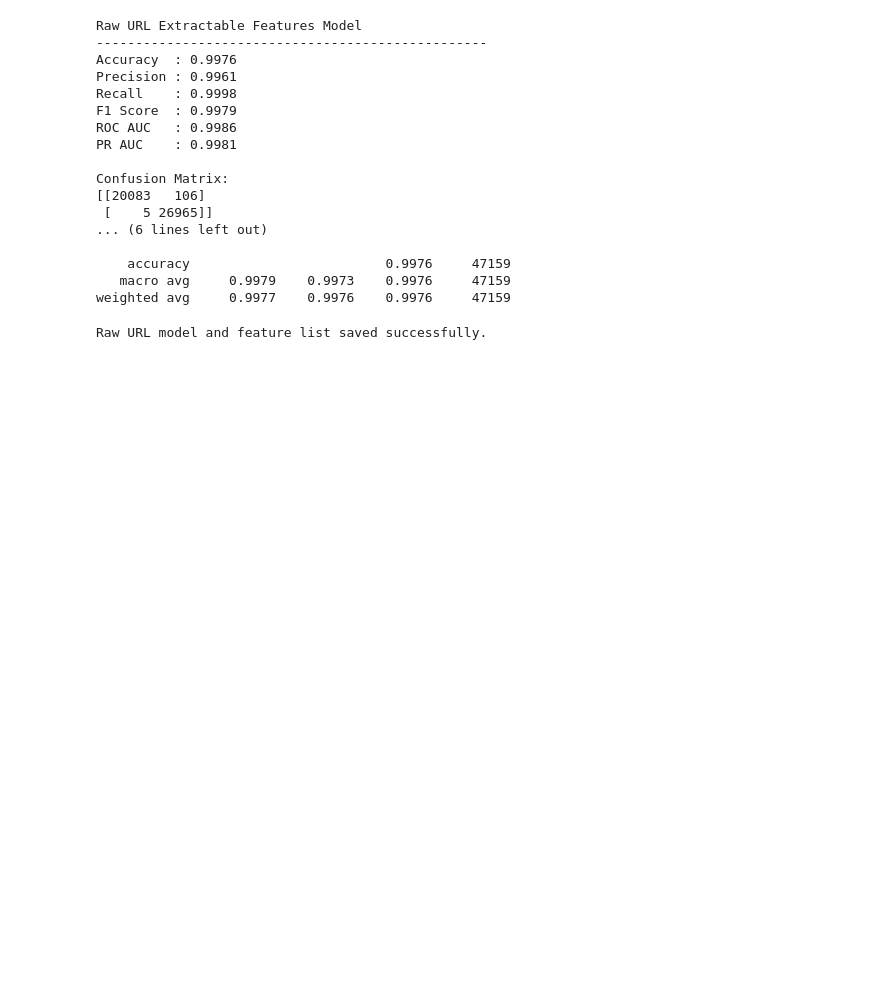
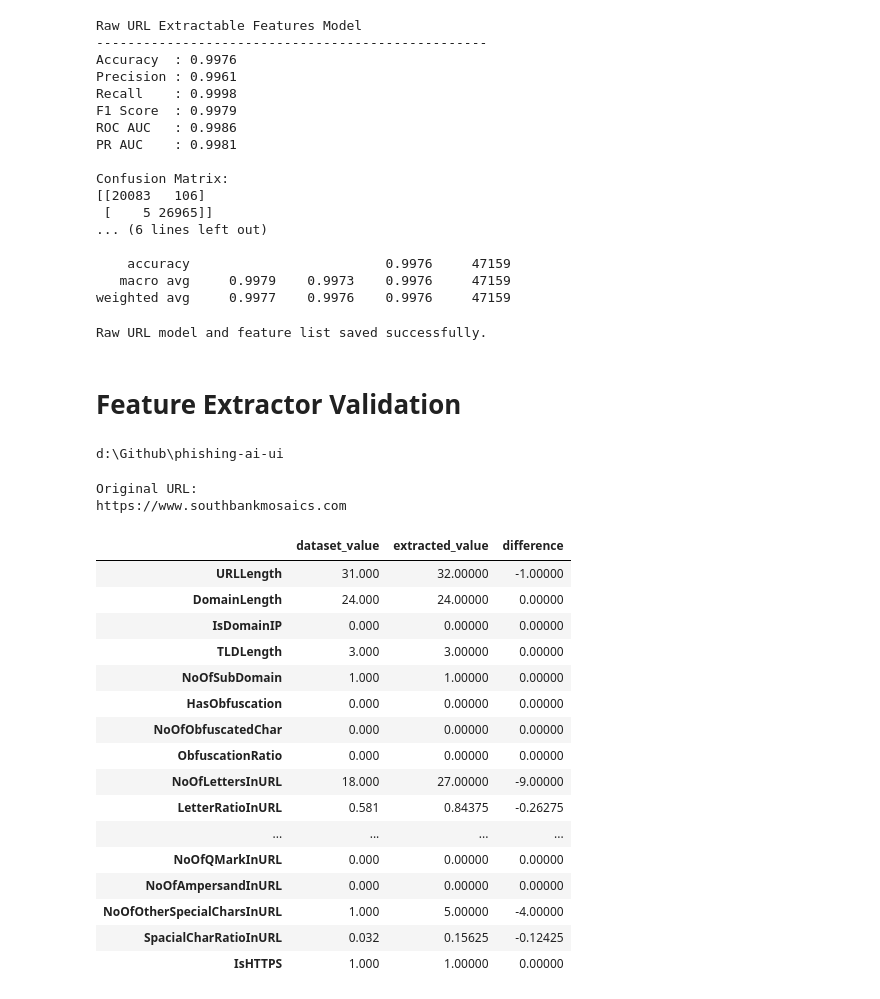
Before and after one commit to frhandev/phishing-ai-ui, a Jupyter notebook: notebooks/01_eda_and_modeling.ipynb, the cells around one changed output. Drawn from its saved outputs; the diff is of its cells as text; code cells hidden in the pictures; blank space fills up the shorter version.

```diff
--- a/notebooks/01_eda_and_modeling.ipynb
+++ b/notebooks/01_eda_and_modeling.ipynb
@@ -946,3 +946,15 @@ joblib.dump(raw_url_features, "../src/model/artifacts/raw_url_features.pkl")
 print("Raw URL model and feature list saved successfully.")
 # %% [output]
 Raw URL model and feature list saved successfully.
+# %% [markdown]
+# Feature Extractor Validation
+# %%
+import sys
+from pathlib import Path
+
+PROJECT_ROOT = Path.cwd().parent
+sys.path.append(str(PROJECT_ROOT))
+
+print(PROJECT_ROOT)
+# %% [output]
+d:\Github\phishing-ai-ui
@@ -948,0 +963,37 @@ Raw URL model and feature list saved successfully.
+# %%
+sample_index = 0
+
+original_url = df.loc[sample_index, "URL"]
+dataset_features = df.loc[sample_index, raw_url_features]
+extracted_features = extract_url_features(original_url).iloc[0]
+
+comparison_df = pd.DataFrame({
+    "dataset_value": dataset_features,
+    "extracted_value": extracted_features,
+    "difference": dataset_features.astype(float) - extracted_features.astype(float)
+})
+
+print("Original URL:")
+print(original_url)
+
+display(comparison_df)
+# %% [output]
+Original URL:
+https://www.southbankmosaics.com
+|  | dataset_value | extracted_value | difference |
+| URLLength | 31.000 | 32.00000 | -1.00000 |
+| DomainLength | 24.000 | 24.00000 | 0.00000 |
+| IsDomainIP | 0.000 | 0.00000 | 0.00000 |
+| TLDLength | 3.000 | 3.00000 | 0.00000 |
+| NoOfSubDomain | 1.000 | 1.00000 | 0.00000 |
+| HasObfuscation | 0.000 | 0.00000 | 0.00000 |
+| NoOfObfuscatedChar | 0.000 | 0.00000 | 0.00000 |
+| ObfuscationRatio | 0.000 | 0.00000 | 0.00000 |
+| NoOfLettersInURL | 18.000 | 27.00000 | -9.00000 |
+| LetterRatioInURL | 0.581 | 0.84375 | -0.26275 |
+| ... | ... | ... | ... |
+| NoOfQMarkInURL | 0.000 | 0.00000 | 0.00000 |
+| NoOfAmpersandInURL | 0.000 | 0.00000 | 0.00000 |
+| NoOfOtherSpecialCharsInURL | 1.000 | 5.00000 | -4.00000 |
+| SpacialCharRatioInURL | 0.032 | 0.15625 | -0.12425 |
+| IsHTTPS | 1.000 | 1.00000 | 0.00000 |
```
Also changed, not shown: parts of 12 cells of this notebook, 3 other files.
